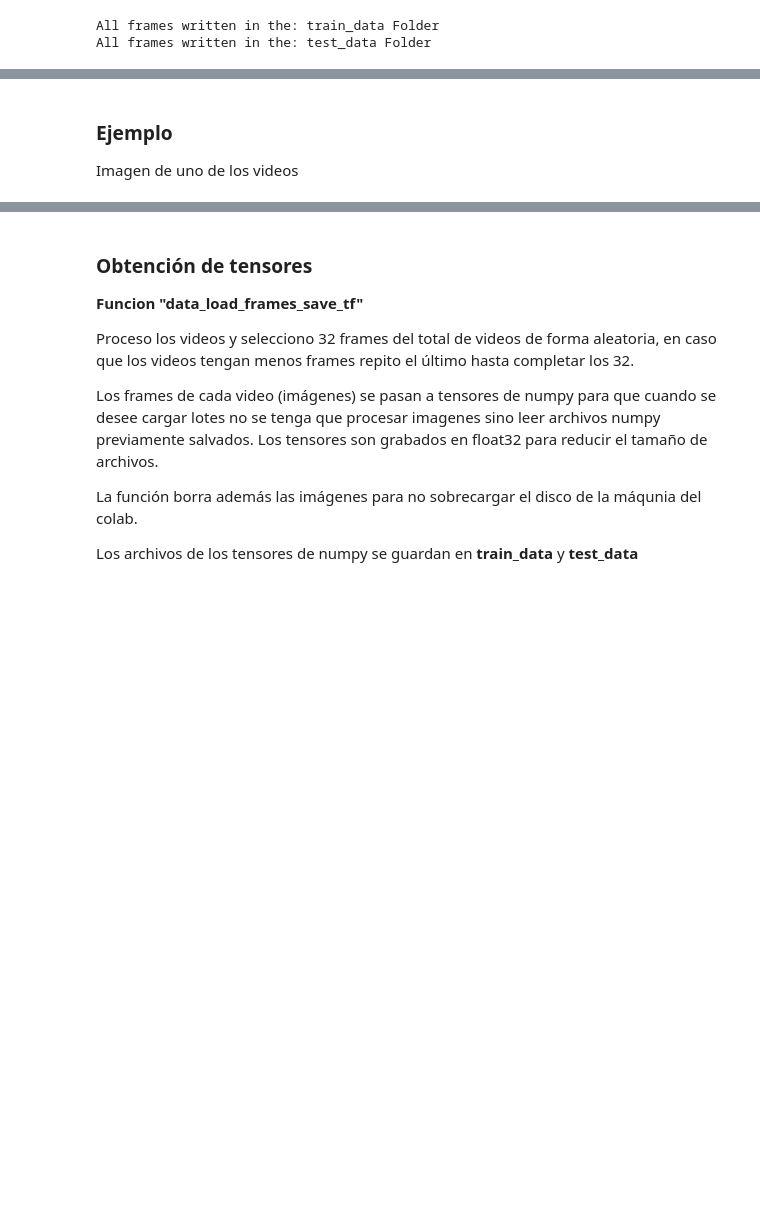
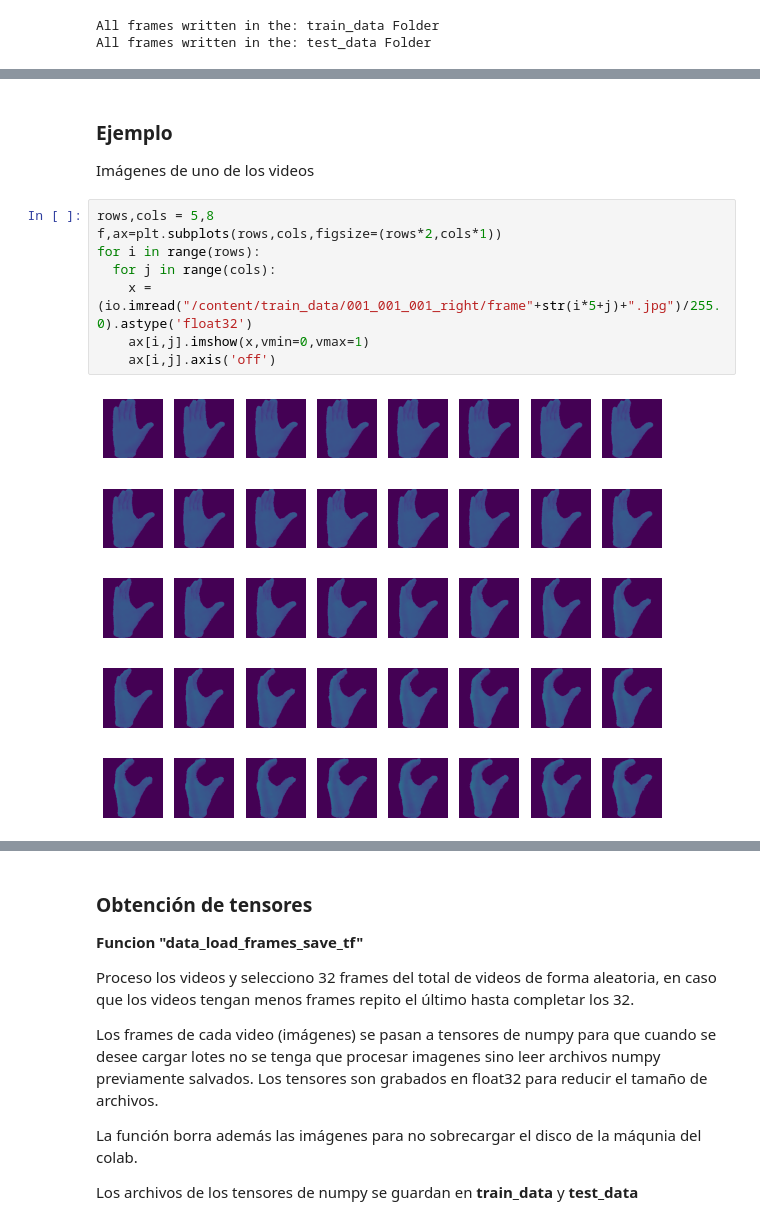
Before and after one commit to ffelicioni/conv3d_video, a Jupyter notebook: clasificar_hands.ipynb, the cells around one changed output, grey strips where cells are left out. Saved outputs shown, nothing was run; the diff lists cells and outputs as text; blank space fills up the shorter version.

```diff
--- a/clasificar_hands.ipynb
+++ b/clasificar_hands.ipynb
@@ -262,4 +231,14 @@ gc.collect()
 # %% [markdown]
 ### Ejemplo
-Imagen de uno de los videos
+Imágenes de uno de los videos
+# %%
+rows,cols = 5,8
+f,ax=plt.subplots(rows,cols,figsize=(rows*2,cols*1))
+for i in range(rows):
+  for j in range(cols):
+    x = (io.imread("/content/train_data/001_001_001_right/frame"+str(i*5+j)+".jpg")/255.0).astype('float32')
+    ax[i,j].imshow(x,vmin=0,vmax=1)
+    ax[i,j].axis('off')
+# %% [output]
+[figure, added]
 # %%
```
Also changed, not shown: parts of 20 cells of this notebook.
